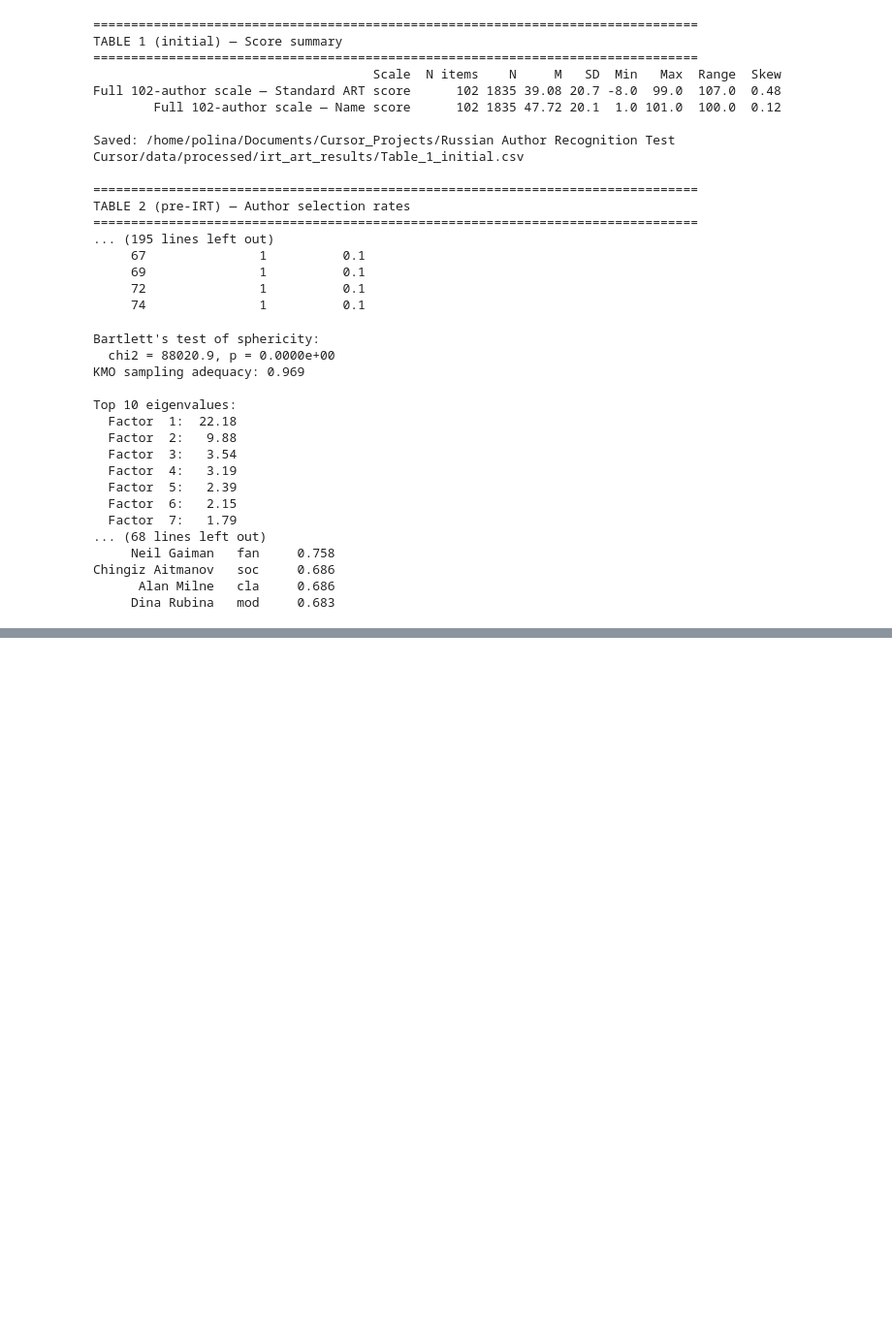
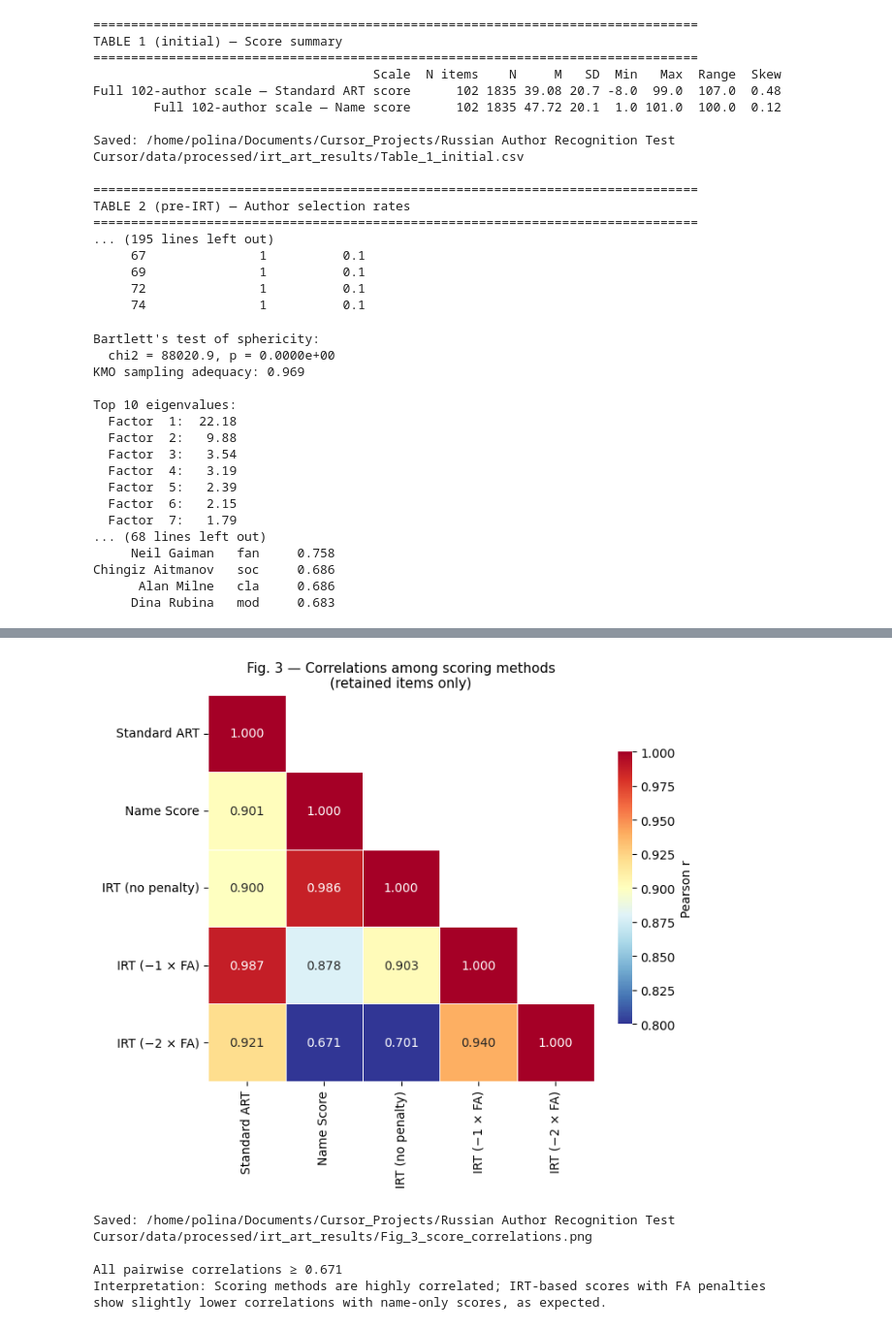
Before and after one commit to BakhturinaPolina/russian-author-recognition-test, a Jupyter notebook: scripts/analysis/russian_art_irt_replication.ipynb, the cells around one changed output, grey strips where cells are left out. Shown at 97% size. Drawn from its saved outputs; the diff is of its cells as text; code cells hidden in the pictures; blank space fills up the shorter version.

```diff
--- a/scripts/analysis/russian_art_irt_replication.ipynb
+++ b/scripts/analysis/russian_art_irt_replication.ipynb
@@ -570,0 +642,50 @@ print(f"Saved: {participant_scores_path}")
+# %%
+# Correlation matrix heatmap — scoring methods comparison
+import seaborn as sns
+
+# Recalculate correlation matrix with cleaner labels
+score_labels_map = {
+    "standard_ART_ret": "Standard ART",
+    "name_score_ret": "Name Score",
+    "IRT_no_penalty": "IRT (no penalty)",
+    "IRT_minus1": "IRT (−1 × FA)",
+    "IRT_minus2": "IRT (−2 × FA)",
+}
+corr_df = data[score_keys].rename(columns=score_labels_map).corr()
+
+fig, ax = plt.subplots(figsize=(7, 6))
+mask = np.triu(np.ones_like(corr_df, dtype=bool), k=1)  # upper triangle mask
+
+sns.heatmap(
+    corr_df,
+    mask=mask,
+    annot=True,
+    fmt=".3f",
+    cmap="RdYlBu_r",
+    vmin=0.8,
+    vmax=1.0,
+    linewidths=0.5,
+    square=True,
+    cbar_kws={"shrink": 0.7, "label": "Pearson r"},
+    ax=ax,
+)
+ax.set_title("Fig. 3 — Correlations among scoring methods\n(retained items only)", fontsize=11)
+plt.tight_layout()
+
+fig3_path = OUTPUT_DIR / "fig_score_method_correlations.png"
+fig.savefig(fig3_path, dpi=200, bbox_inches="tight", facecolor="white")
+plt.show()
+print(f"Saved: {fig3_path}")
+
+# Summary interpretation
+min_r = corr_df.values[~mask].min()
+print(f"\nAll pairwise correlations ≥ {min_r:.3f}")
+print("Interpretation: Scoring methods are highly correlated; IRT-based scores with FA penalties")
+print("show slightly lower correlations with name-only scores, as expected.")
+# %% [output]
+[figure, added]
+Saved: /home/polina/Documents/Cursor_Projects/Russian Author Recognition Test Cursor/data/processed/irt_art_results/Fig_3_score_correlations.png
+
+All pairwise correlations ≥ 0.671
+Interpretation: Scoring methods are highly correlated; IRT-based scores with FA penalties
+show slightly lower correlations with name-only scores, as expected.
```
Also changed, not shown: parts of 10 cells of this notebook, 7 other files.
